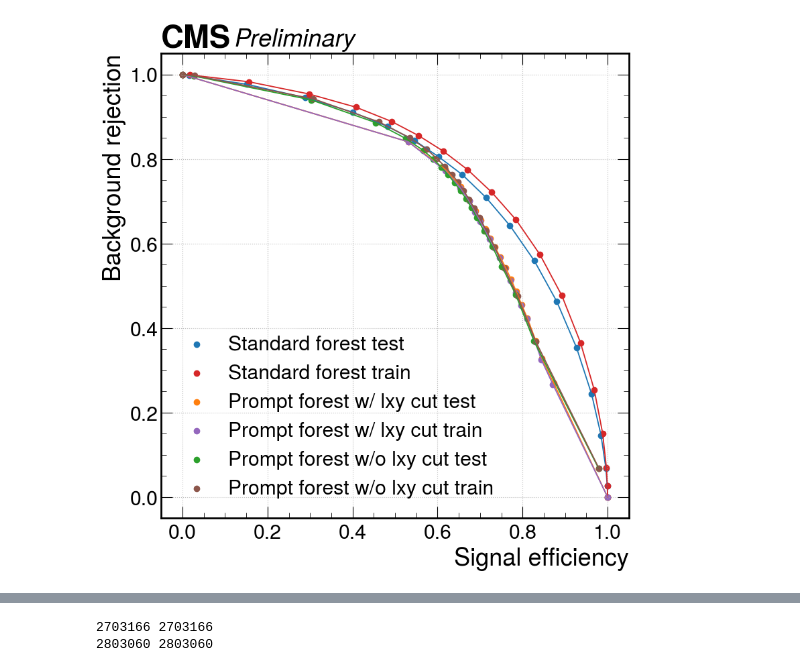
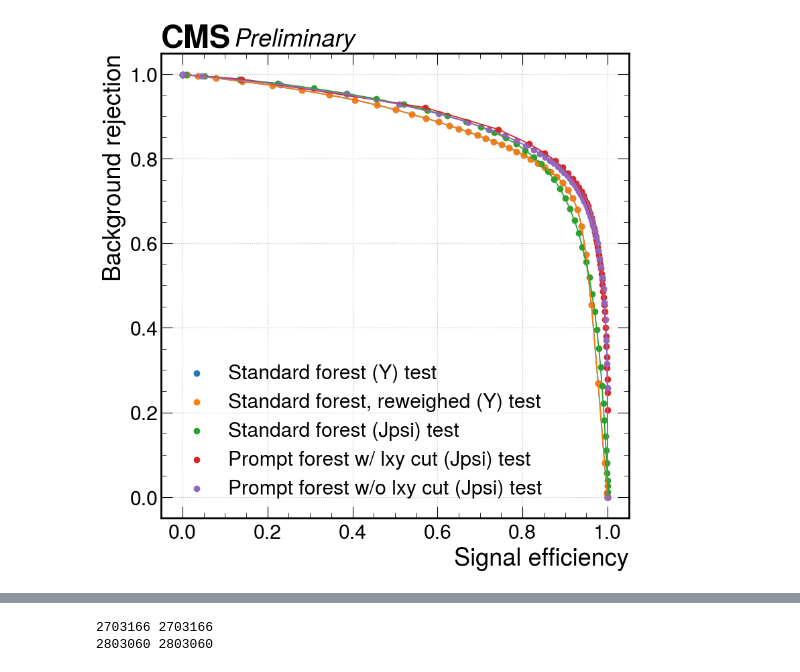
Before and after one commit to ludomori99/Darkphotons_Run3, a Jupyter notebook: BDT/view_training.ipynb, the cells around one changed output, grey strips where cells are left out. Cells and saved outputs as stored; diff of their text form; code cells hidden in the pictures.

```diff
--- a/BDT/view_training.ipynb
+++ b/BDT/view_training.ipynb
@@ -71,0 +70,20 @@ loading successful
+# %%
+modelname = "forest_standard"
+Y_forest_on_Jpsi_corr = Trainer("Y", modelname)
+Y_forest_on_Jpsi_corr.load_data("Jpsi")
+
+#import reweighing parameters
+lxy_cutoff = Y_forest_on_Jpsi_corr.particle_config["models"][modelname]["reweighing"]["lxy_cutoff"]
+nbins_fit = Y_forest_on_Jpsi_corr.particle_config["models"][modelname]["reweighing"]["nbins_fit"]
+nbins_corrections = Y_forest_on_Jpsi_corr.particle_config["models"][modelname]["reweighing"]["nbins_corrections"]
+
+#Define data and compute weights
+data_prompt = Y_forest_on_Jpsi_corr.full_mass_range[Y_forest_on_Jpsi_corr.full_mass_range["Mm_kin_lxy"]<lxy_cutoff]
+weights_forest_standard = Y_forest_on_Jpsi_corr.compute_reweight(data_prompt,'Mm_kin_lxy', nonPrompt_tail,nbins_fit=nbins_fit,nbins_corrections=nbins_corrections,fit_range=(0.1,0.5),fitting_limits=[(0,1)],plot=True, xrange=(0,0.5))
+weights_forest_standard = np.where(weights_forest_standard<0, 0, weights_forest_standard)
+
+
+#Perform training and plot
+Y_forest_on_Jpsi_corr.prepare_training_set(data_particle="Jpsi",data_override=data_prompt, weights=weights_forest_standard)
+Y_forest_on_Jpsi_corr.load_model()
+# Y_forest_on_Jpsi_corr.plot_model(apply_weights=True,density=True)
@@ -173,4 +207,6 @@ loading successful
 # %%
-plot_ROC([Jpsi_fs,Jpsi_fp,Jpsi_fp_nPC], ["Standard forest", "Prompt forest w/ lxy cut", "Prompt forest w/o lxy cut"])
+plot_ROC([Y_forest_on_Jpsi,Y_forest_on_Jpsi_corr, Jpsi_fs,Jpsi_fp,Jpsi_fp_nPC],
+         ["Standard forest (Y)", "Standard forest, reweighed (Y)","Standard forest (Jpsi)", "Prompt forest w/ lxy cut (Jpsi)", "Prompt forest w/o lxy cut (Jpsi)"],
+         [Jpsi_fp_nPC.dval,Jpsi_fp_nPC.dval,Jpsi_fp_nPC.dval,Jpsi_fp_nPC.dval,Jpsi_fp_nPC.dval],n_points=50)
 # %% [output]
-[figure, old version]
+[figure, new version]
```
Also changed, not shown: parts of 23 cells of this notebook, 18 other files.
